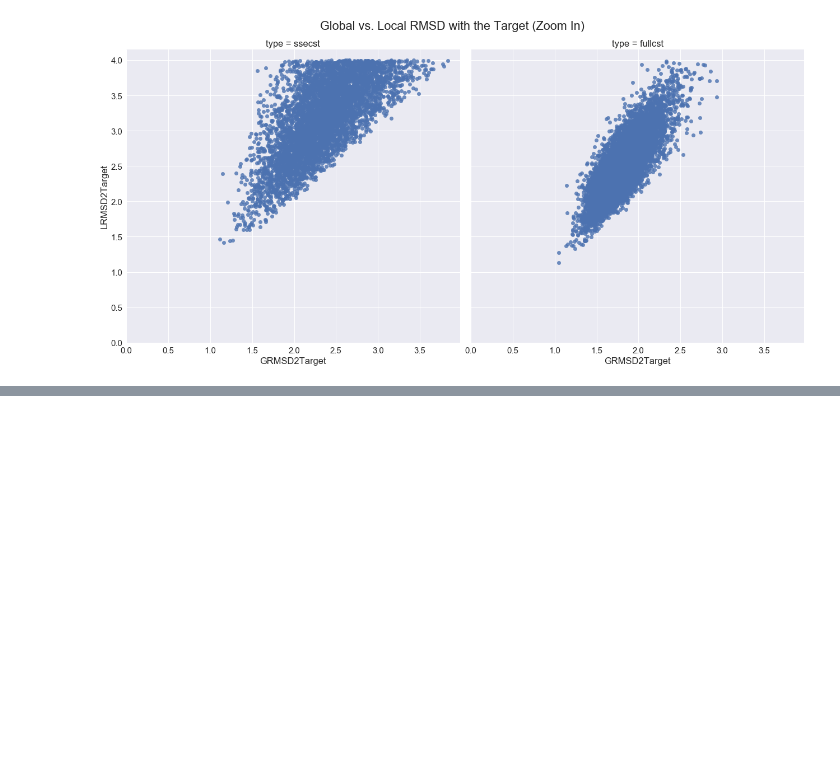
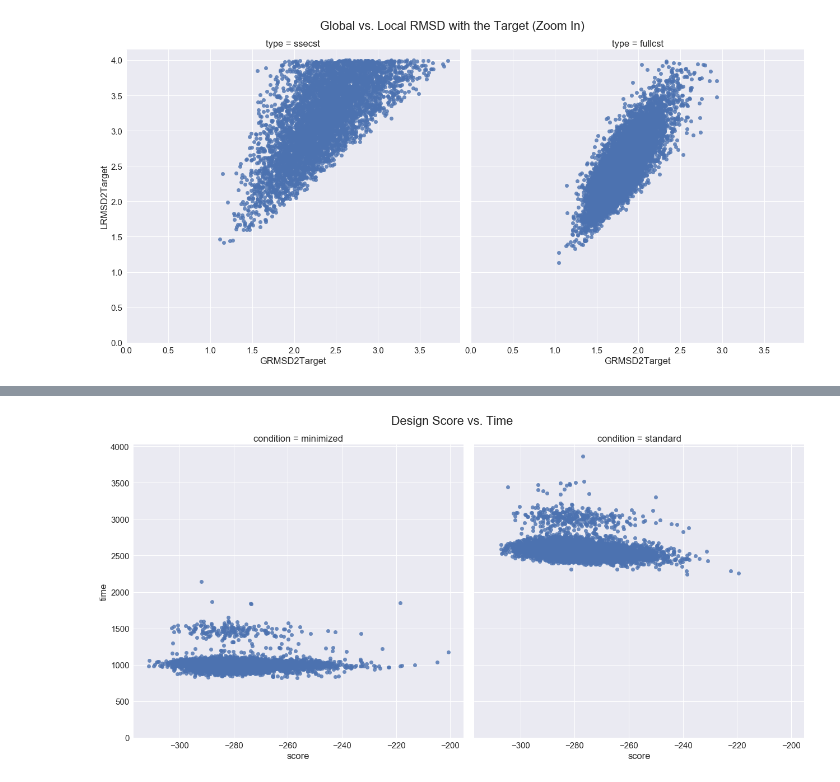
Before and after one commit to jaumebonet/FunFolDesTutorial, a Jupyter notebook: benchmark/scientific/bcl2_analysis.ipynb, the cells around one changed output, grey strips where cells are left out. Drawn from its saved outputs; the diff is of its cells as text; code cells hidden in the pictures; blank space fills up the shorter version.

```diff
--- a/benchmark/scientific/bcl2_analysis.ipynb
+++ b/benchmark/scientific/bcl2_analysis.ipynb
@@ -297,0 +388,29 @@ sns.plt.show()
+# %%
+experiments = [
+    ("fullcst", "minimized", "bcl2/fullcst/bcl2_fullcst_binder_from4oyd_minimize_5_minisilent.gz"),
+    ("fullcst", "standard", "bcl2/fullcst/bcl2_fullcst_binder_from4oyd_3_minisilent.gz")
+]
+definition = {
+    "scores":{
+        "description": "description", "design_type": "type", "design_score": "score", "time": "time"
+    }
+}
+dataframes     = []
+for experiment in experiments:
+    dlist      = rstoolbox.api.read_rosetta_silent(experiment[2], experiment[0])
+    df         = rstoolbox.api.process_from_definitions(dlist, definition)
+    df = df.assign(condition=pd.Series([experiment[1]]*len(df["type"])).values)
+    dataframes.append(df)
+
+dataTIME  = pd.concat(dataframes)
+# %%
+binderdataTIME = dataTIME[(dataTIME["type"] == "fullcst")]
+g = sns.FacetGrid(binderdataTIME, col="condition", size=9)
+g = g.map(sns.regplot, "score", "time", fit_reg=False)
+plt.subplots_adjust(top=0.9)
+g.axes[0,0].set_ylim(0,)
+#g.axes[0,0].set_xlim(,0)
+g.fig.suptitle('Design Score vs. Time')
+sns.plt.show()
+# %% [output]
+[figure, added]
```
Also changed, not shown: parts of 6 cells of this notebook, 2 other files.
